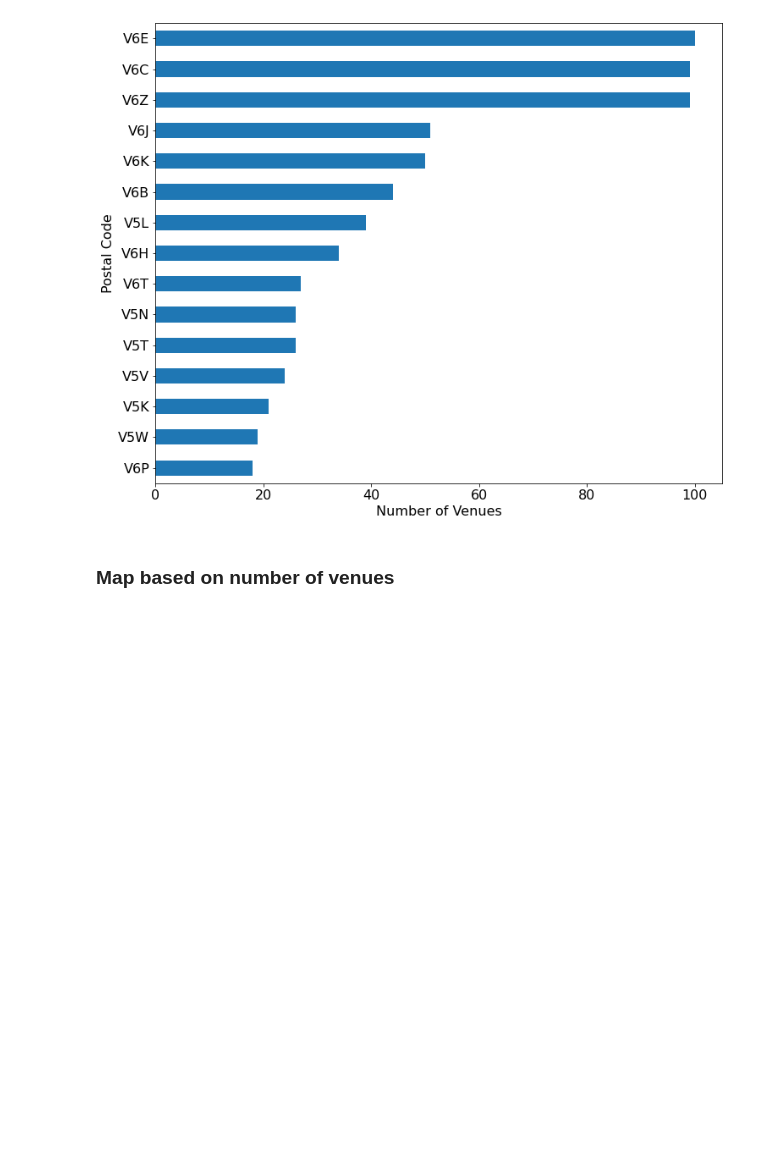
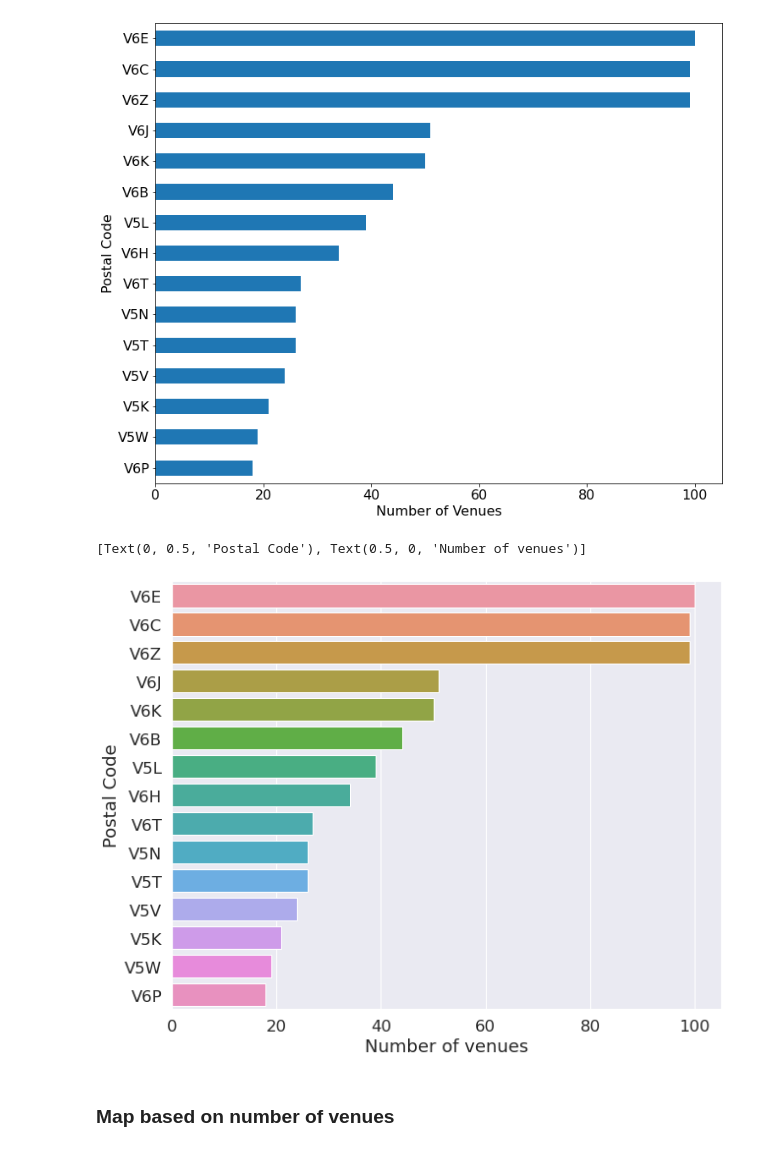
Before and after one commit to dprossi/Capstone_Project_IBM_Data_Science, a Jupyter notebook: Applied_Data_Science_Capstone_Project_Vancouver.ipynb, the cells around one changed output. Saved outputs shown, nothing was run; the diff lists cells and outputs as text; code cells hidden in the pictures; blank space fills up the shorter version.

```diff
--- a/Applied_Data_Science_Capstone_Project_Vancouver.ipynb
+++ b/Applied_Data_Science_Capstone_Project_Vancouver.ipynb
@@ -598,6 +598,16 @@ plt.gca().invert_yaxis()
 plt.show()
 # %% [output]
 [figure]
+# %%
+#seaborn version
+sns.set(font_scale=1.5)
+plt.figure(figsize=(10, 8))
+ax = sns.barplot(x='total_venues', y='post_code', data=df_venue_grouped_3)
+ax.set_xlabel('total_venues')
+ax.set(xlabel='Number of venues', ylabel='Postal Code')
+# %% [output]
+[Text(0, 0.5, 'Postal Code'), Text(0.5, 0, 'Number of venues')]
+[figure, added]
 # %% [markdown]
 ### Map based on number of venues
 # %%
```
Also changed, not shown: parts of 5 cells of this notebook.
